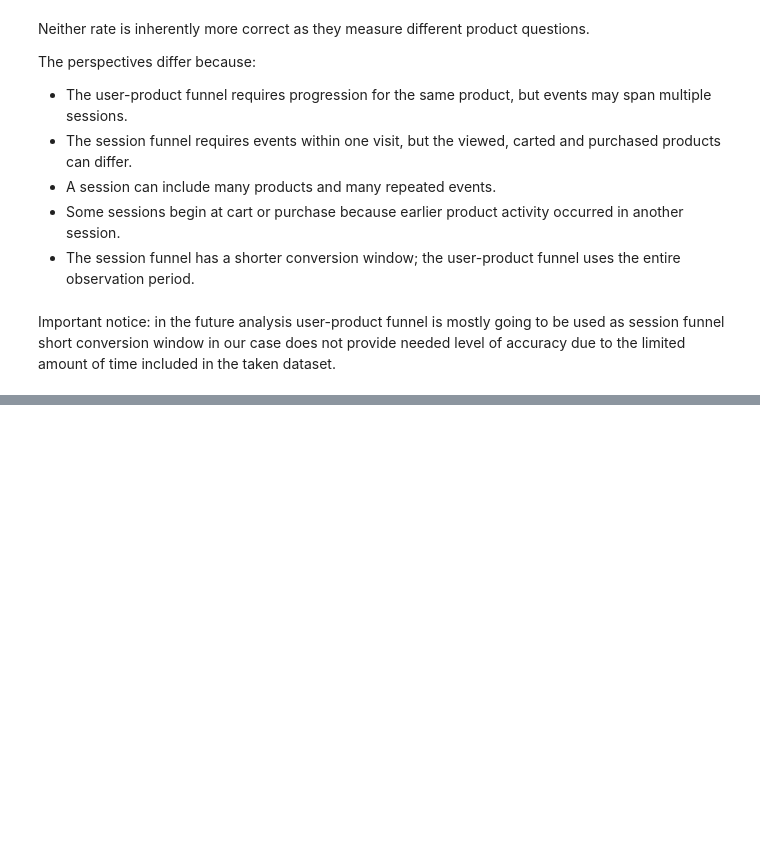
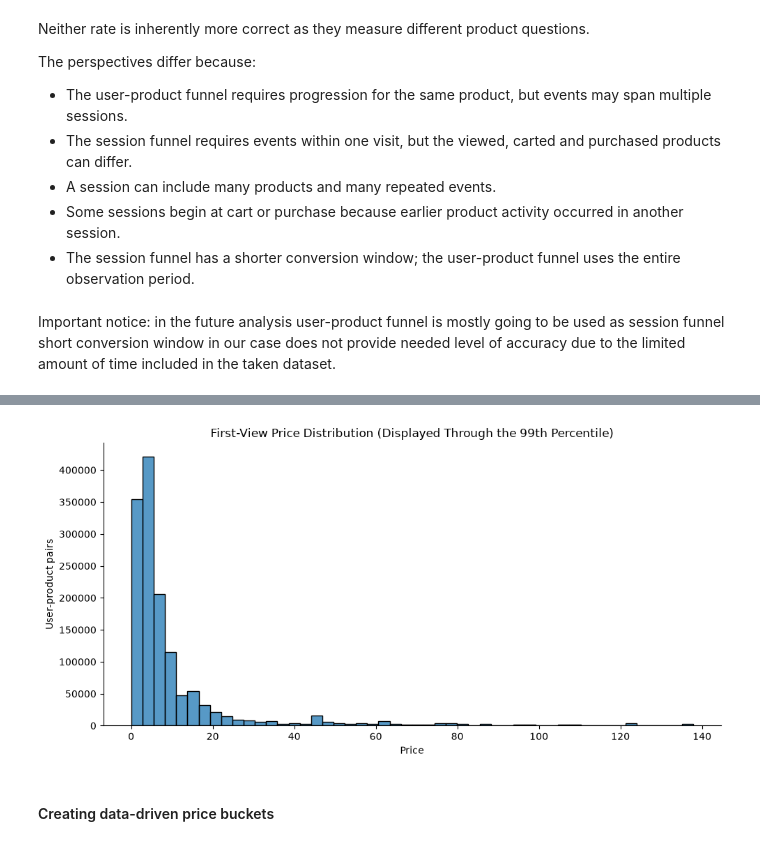
Before and after one commit to moriyuko/ecommerce-product-analysis, a Jupyter notebook: notebook.ipynb, the cells around one changed output, grey strips where cells are left out. Saved outputs shown, nothing was run; the diff lists cells and outputs as text; code cells hidden in the pictures; blank space fills up the shorter version.

Commit message:
product characteristics conversion analysis

```diff
--- a/notebook.ipynb
+++ b/notebook.ipynb
@@ -1181,0 +1313,30 @@ Important notice: in the future analysis user-product funnel is mostly going to
+# %%
+price_99th_percentile = (
+    price_funnel["view_price"].quantile(0.99)
+)
+
+fig, ax = plt.subplots(figsize=(10, 5))
+
+sns.histplot(
+    data=price_funnel.loc[
+        price_funnel["view_price"] <= price_99th_percentile
+    ],
+    x="view_price",
+    bins=50,
+    ax=ax,
+)
+
+ax.set_title(
+    "First-View Price Distribution "
+    "(Displayed Through the 99th Percentile)"
+)
+ax.set_xlabel("Price")
+ax.set_ylabel("User-product pairs")
+
+sns.despine()
+plt.tight_layout()
+plt.show()
+# %% [output]
+[figure, added]
+# %% [markdown]
+#### Creating data-driven price buckets
```
Also changed, not shown: parts of 24 cells of this notebook.
